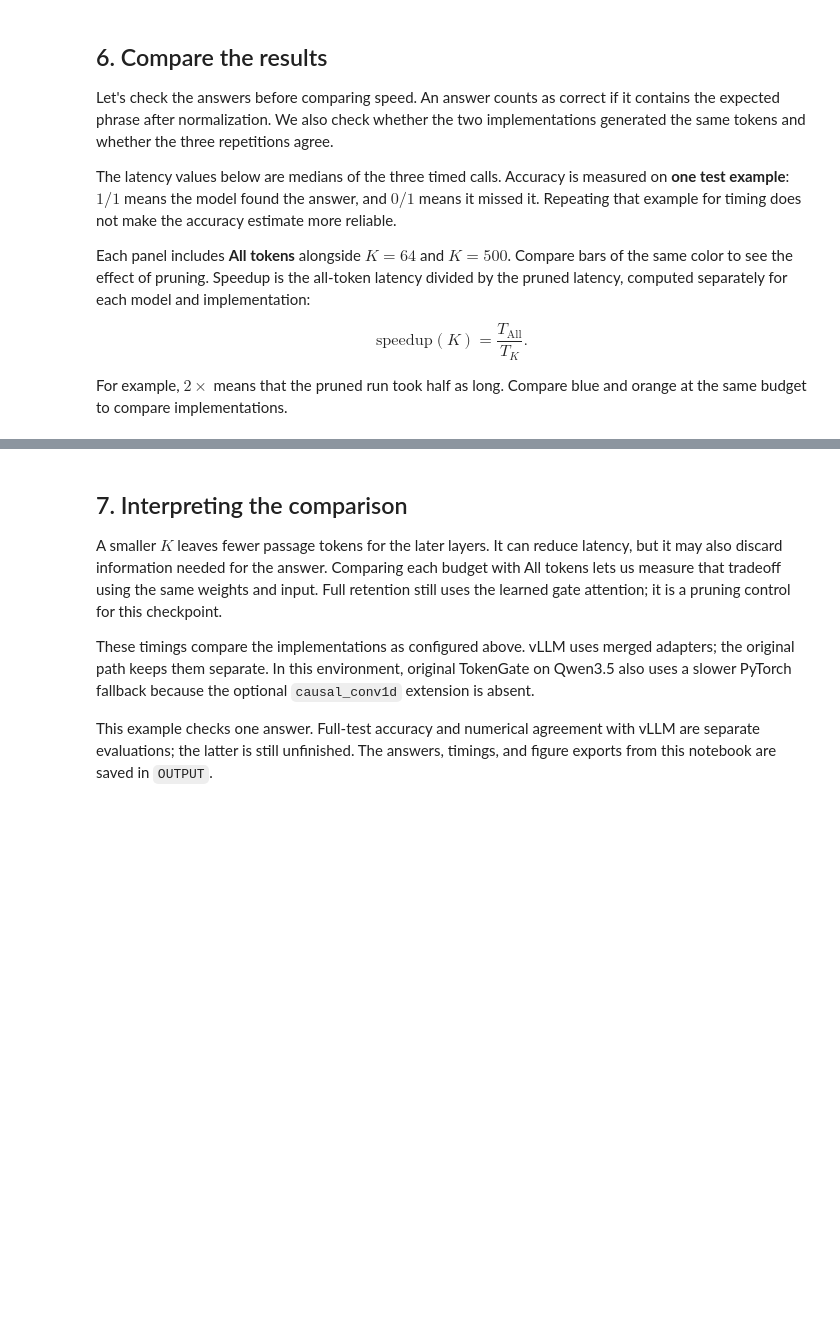
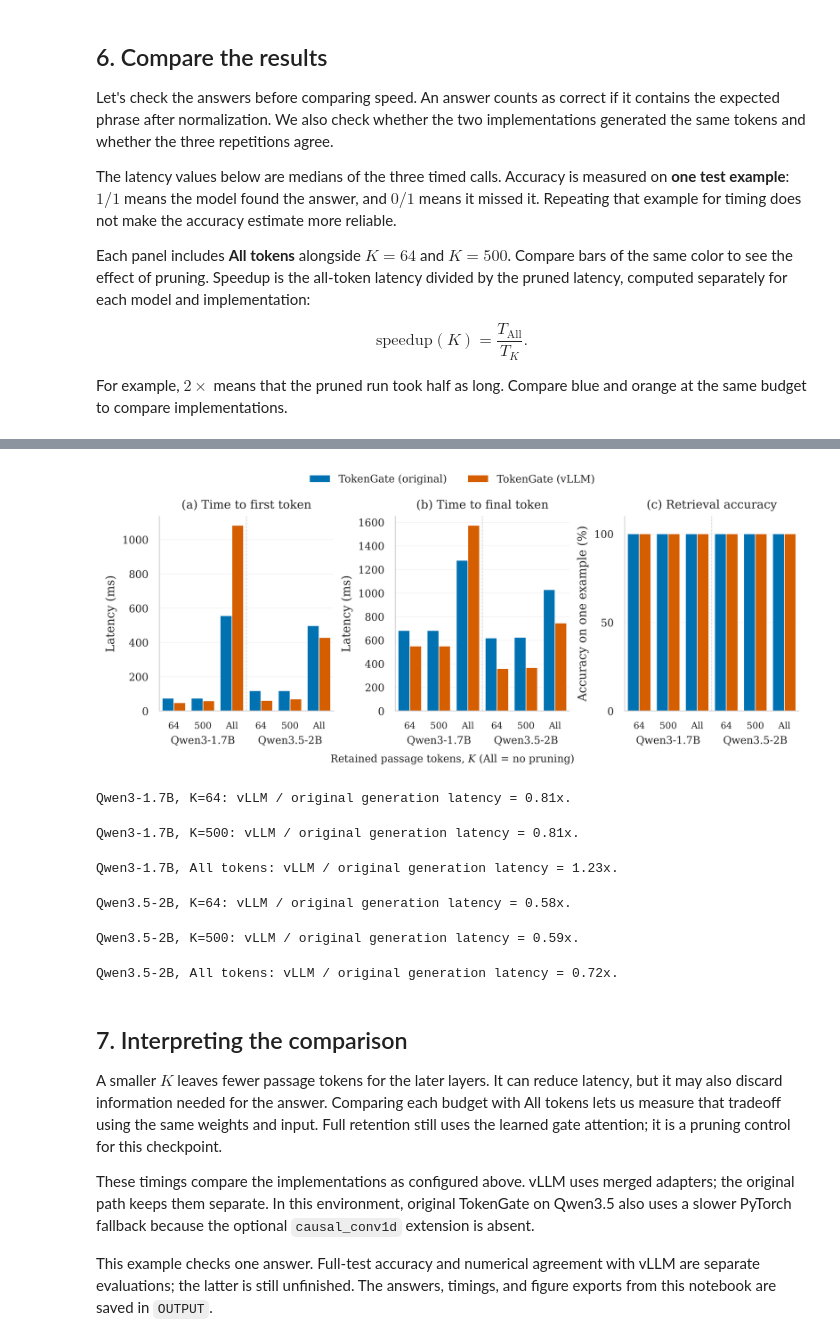
Before and after one commit to token-gate-llms/TokenGate, a Jupyter notebook: examples/inference-vllm.ipynb, the cells around one changed output, grey strips where cells are left out. Cells and saved outputs as stored; diff of their text form; code cells hidden in the pictures; blank space fills up the shorter version.

Commit message:
Include verified full-retention results and readable comparison figure

```diff
--- a/examples/inference-vllm.ipynb
+++ b/examples/inference-vllm.ipynb
@@ -683,7 +860,7 @@ sns.barplot(
 )
 ax.set(
     xlabel=None,
-    ylabel="Accuracy (%)",
+    ylabel="Accuracy on one example (%)",
     ylim=(0, 110),
     yticks=[0, 50, 100],
     title="(c) Retrieval accuracy",
@@ -693,7 +870,7 @@ for ax in axes:
     ax.get_legend().remove()
     ax.set_xticks(
         range(len(order)),
-        labels=["All" if k == "All" else rf"$K={k}$" for _ in assets for k in BUDGETS],
+        labels=[str(k) for _ in assets for k in BUDGETS],
     )
     ax.tick_params(axis="x", labelsize=7)
     model_axis = ax.secondary_xaxis("bottom")
@@ -701,33 +878,43 @@ for ax in axes:
     model_axis.set_xticks(centers, labels=list(assets))
     model_axis.tick_params(length=0, pad=19, labelsize=8)
     model_axis.spines["bottom"].set_visible(False)
     ax.axvline(len(BUDGETS) - 0.5, color="0.8", linewidth=0.5, linestyle="--")
     sns.despine(ax=ax)
 fig.legend(
     handles, labels, title=None, frameon=False, ncol=2, loc="outside upper center"
 )
+
+fig.supxlabel(r"Retained passage tokens, $K$ (All = no pruning)", fontsize=8)
 
 # Embed the full 600-DPI PNG, displayed at a readable notebook width.
 # PDF and SVG remain vector formats for publication and arbitrary zoom.
 for extension in ("pdf", "svg", "png"):
     fig.savefig(
         OUTPUT / f"inference-comparison.{extension}", bbox_inches="tight", dpi=600
     )
 plt.close(fig)
 display(Image(filename=str(OUTPUT / "inference-comparison.png"), width=1200))
 
 for name in assets:
     for budget in BUDGETS:
         rows = summary[(summary["Model"] == name) & (summary["K"] == budget)].set_index(
             "Engine"
         )
         original = rows.loc["TokenGate (original)", "Generation (ms)"]
         serving = rows.loc["TokenGate (vLLM)", "Generation (ms)"]
         console.print(
             f"{name}, {budget_label(budget)}: vLLM / original generation latency = {serving / original:.2f}x."
         )
 summary.to_csv(OUTPUT / "summary.csv", index=False)
 measurements.to_json(OUTPUT / "repetitions.json", orient="records", indent=2)
+# %% [output]
+[figure, added]
+Qwen3-1.7B, K=64: vLLM / original generation latency = 0.81x.
+Qwen3-1.7B, K=500: vLLM / original generation latency = 0.81x.
+Qwen3-1.7B, All tokens: vLLM / original generation latency = 1.23x.
+Qwen3.5-2B, K=64: vLLM / original generation latency = 0.58x.
+Qwen3.5-2B, K=500: vLLM / original generation latency = 0.59x.
+Qwen3.5-2B, All tokens: vLLM / original generation latency = 0.72x.
 # %% [markdown]
 ## 7. Interpreting the comparison
 
```
Also changed, not shown: parts of 8 cells of this notebook, 1 other file.
